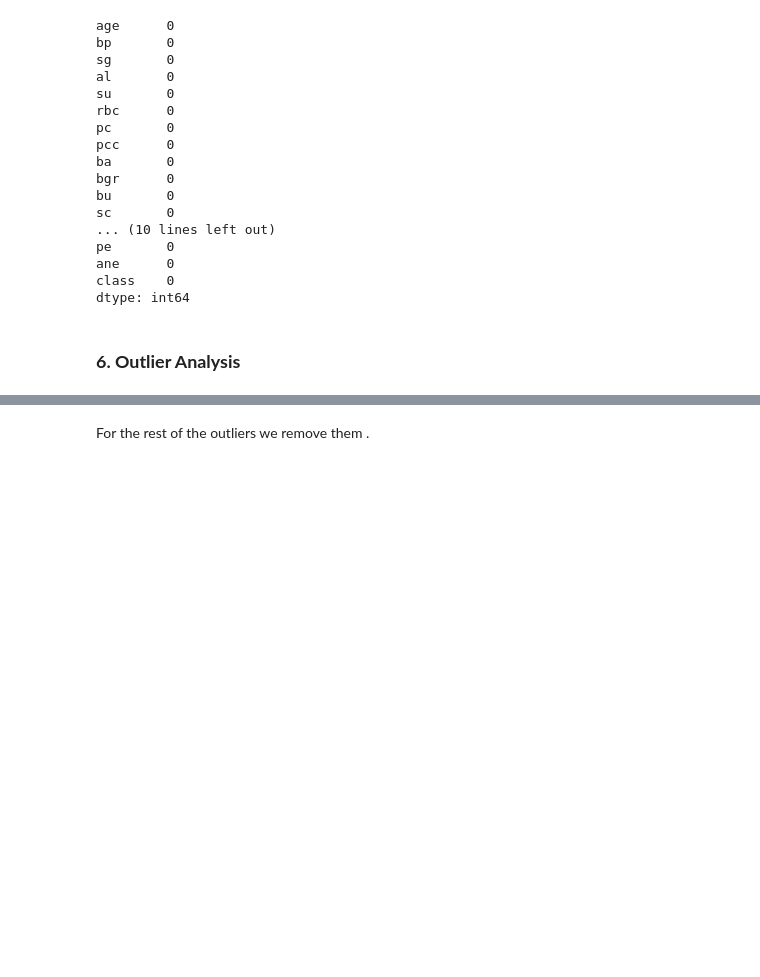
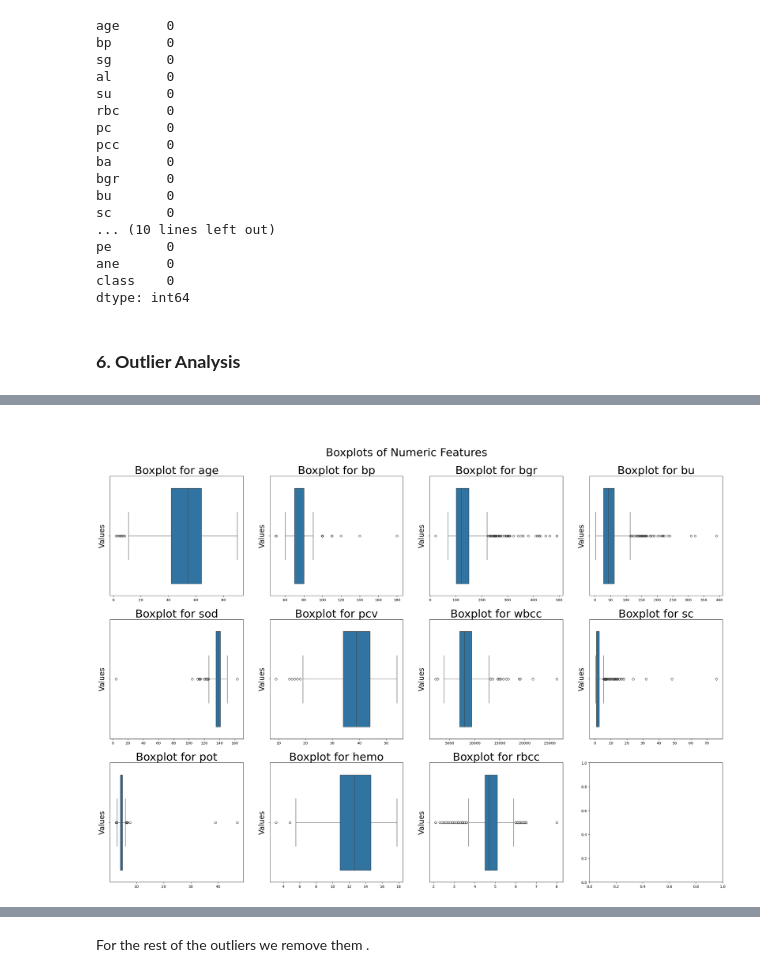
Before and after one commit to Barkesty/Project-Chronic-Kidney-Disease-Classification-Challenge, a Jupyter notebook: project.ipynb, the cells around one changed output, grey strips where cells are left out. Cells and saved outputs as stored; diff of their text form; code cells hidden in the pictures; blank space fills up the shorter version.

Commit message:
add boxplot

```diff
--- a/project.ipynb
+++ b/project.ipynb
@@ -349,8 +349,3 @@ class    0
 dtype: int64
 # %% [markdown]
 ### **6. Outlier Analysis**
-# %%
-for column in df[num_col].columns:
-    sns.boxplot(x=df[column])
-    plt.title(f'Boxplot for {column}')
-    plt.show()
@@ -369,3 +352,26 @@ for column in df[num_col].columns:
+# %%
+n_rows, n_cols = (3, 4)
+
+figure, axes = plt.subplots(nrows=n_rows, ncols=n_cols, figsize=(30, 20))
+figure.suptitle('\n\nBoxplots of Numeric Features', fontsize=30)
+
+for index, column in enumerate(df[num_col].columns):
+
+    i, j = index // n_cols, index % n_cols
+
+    collabel = column
+
+    sns.boxplot(x=df[column], ax=axes[i, j])
+
+    axes[i, j].set_title(f'Boxplot for {collabel}', fontsize=30)
+
+    axes[i, j].set_xlabel(None)
+
+    axes[i, j].set_ylabel("Values", fontsize=20)
+
+plt.show()
+# %% [output]
+[figure, added]
 # %%
 from sklearn.preprocessing import scale
 # %%
```
Also changed, not shown: parts of 3 cells of this notebook.
